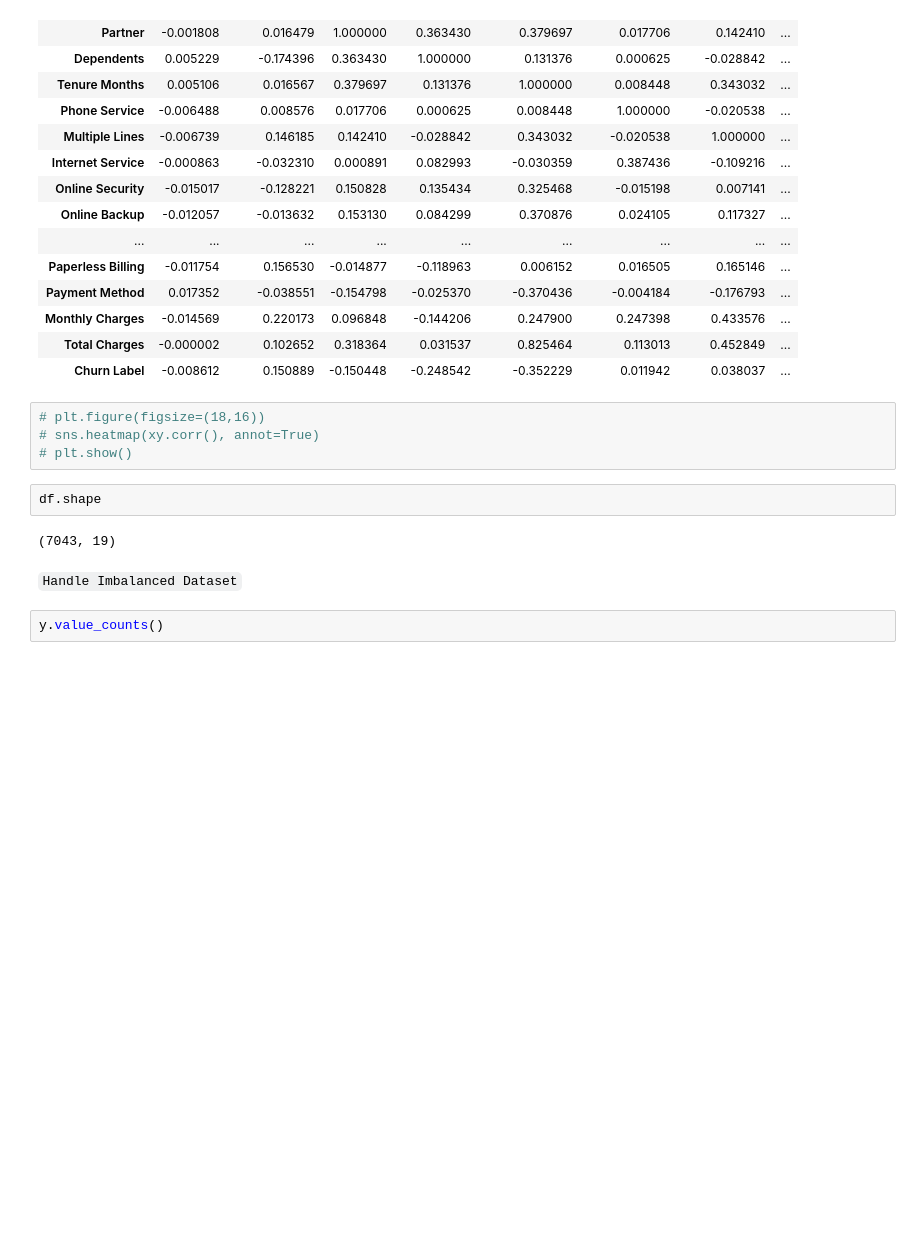
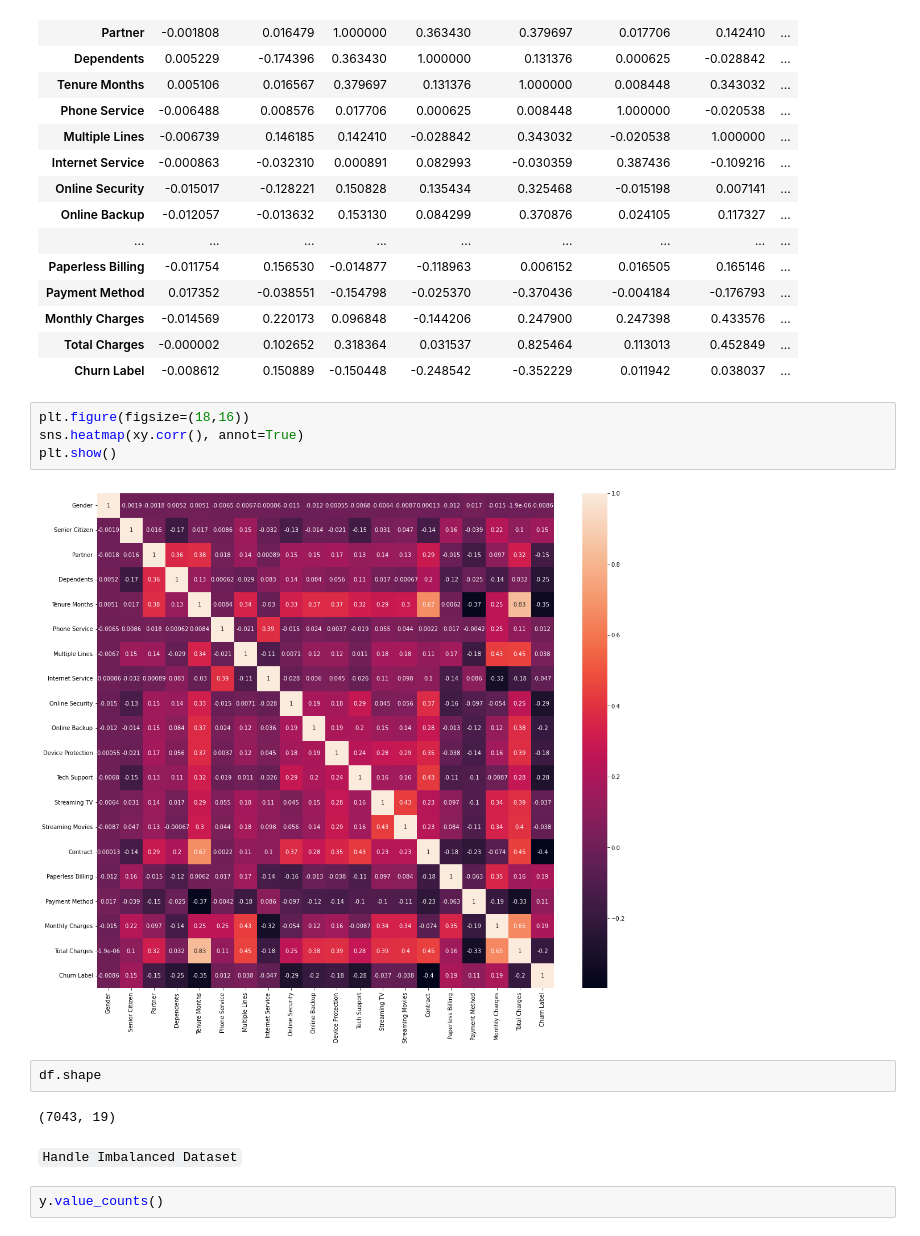
Before and after one commit to Tareq553/ML-based-Telco-Churn-Predictor, a Jupyter notebook: main.ipynb, the cells around one changed output. Cells and saved outputs as stored; diff of their text form; blank space fills up the shorter version.

```diff
--- a/main.ipynb
+++ b/main.ipynb
@@ -216,15 +216,17 @@ xy.corr()
 | Total Charges | -0.000002 | 0.102652 | 0.318364 | 0.031537 | 0.825464 | 0.113013 | 0.452849 | ... |
 | Churn Label | -0.008612 | 0.150889 | -0.150448 | -0.248542 | -0.352229 | 0.011942 | 0.038037 | ... |
 # %%
-# plt.figure(figsize=(18,16))
-# sns.heatmap(xy.corr(), annot=True)
-# plt.show()
+plt.figure(figsize=(18,16))
+sns.heatmap(xy.corr(), annot=True)
+plt.show()
+# %% [output]
+[figure, added]
 # %%
 df.shape
 # %% [output]
 (7043, 19)
-# %% [markdown]
-``Handle Imbalanced Dataset``
+# %% [markdown]
+``Handle Imbalanced Dataset``
 # %%
 y.value_counts()
 # %% [output]
```
Also changed, not shown: parts of 58 cells of this notebook.
